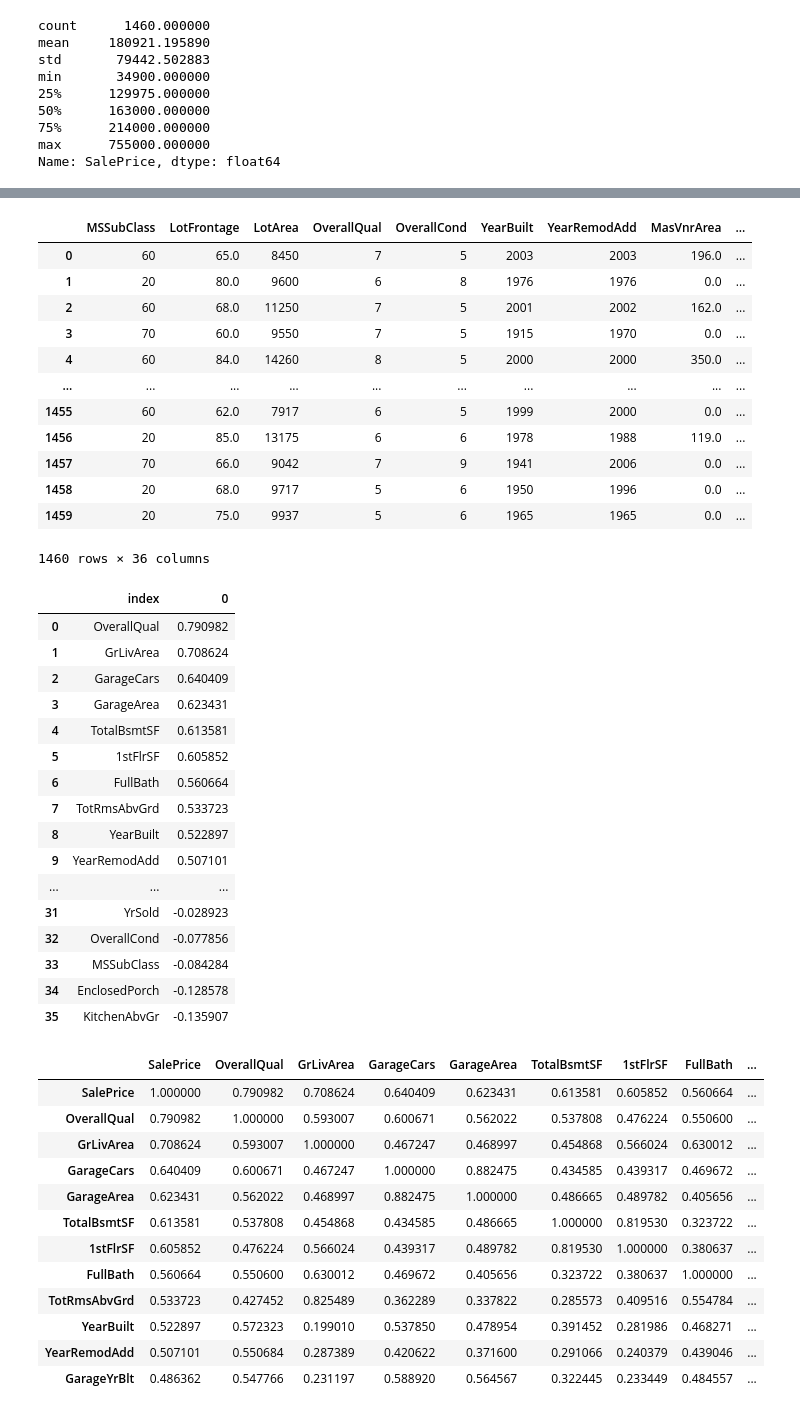
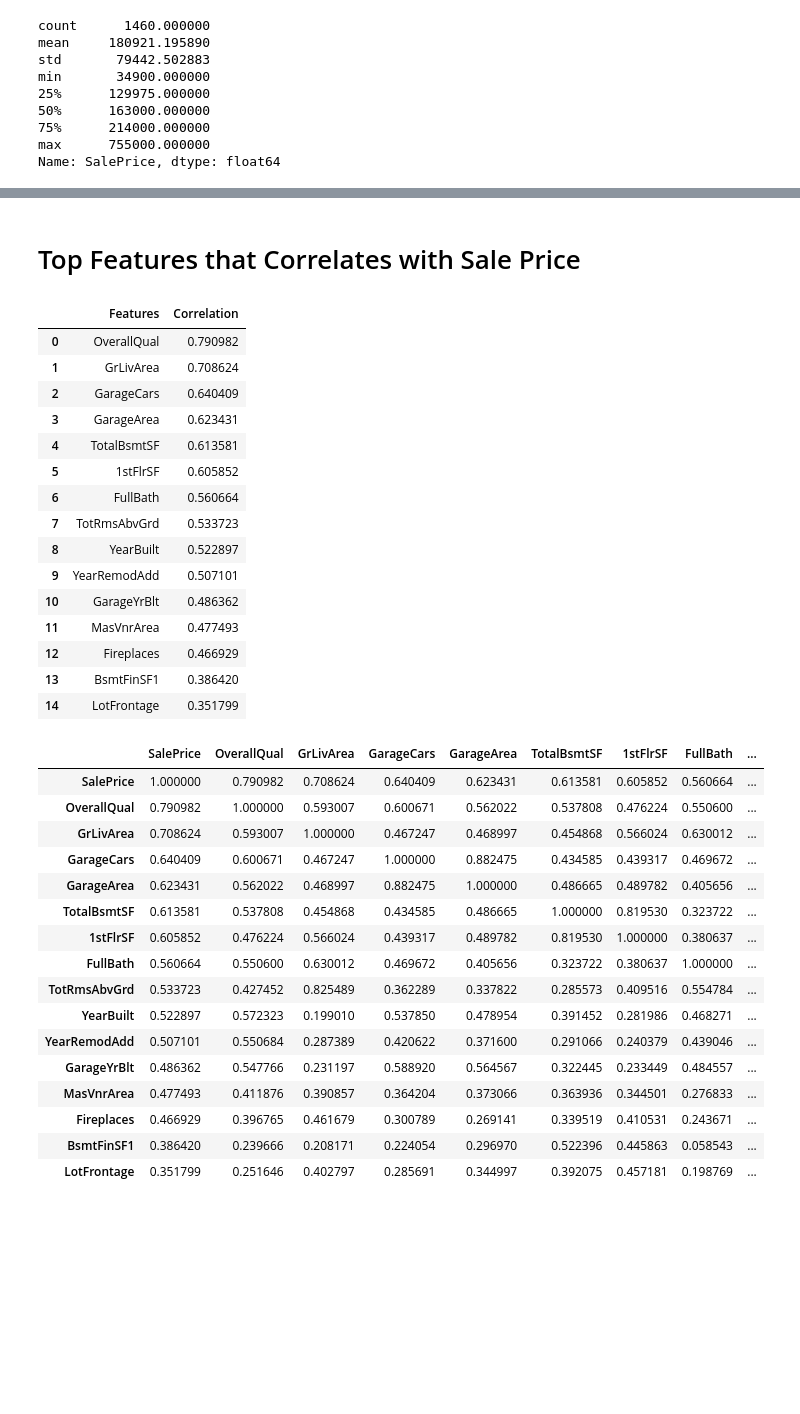
Before and after one commit to angelocandari/kag-house-price, a Jupyter notebook: kag-house-prices.ipynb, the cells around one changed output, grey strips where cells are left out. Drawn from its saved outputs; the diff is of its cells as text; code cells hidden in the pictures; blank space fills up the shorter version.

Commit message:
new: Overall Quality

```diff
--- a/kag-house-prices.ipynb
+++ b/kag-house-prices.ipynb
@@ -114,25 +97,12 @@ Name: SalePrice, Length: 1460, dtype: int64
-# %%
-train[numeric]
-# %% [output]
-|  | MSSubClass | LotFrontage | LotArea | OverallQual | OverallCond | YearBuilt | YearRemodAdd | MasVnrArea | ... |
-| 0 | 60 | 65.0 | 8450 | 7 | 5 | 2003 | 2003 | 196.0 | ... |
-| 1 | 20 | 80.0 | 9600 | 6 | 8 | 1976 | 1976 | 0.0 | ... |
-| 2 | 60 | 68.0 | 11250 | 7 | 5 | 2001 | 2002 | 162.0 | ... |
-| 3 | 70 | 60.0 | 9550 | 7 | 5 | 1915 | 1970 | 0.0 | ... |
-| 4 | 60 | 84.0 | 14260 | 8 | 5 | 2000 | 2000 | 350.0 | ... |
-| ... | ... | ... | ... | ... | ... | ... | ... | ... | ... |
-| 1455 | 60 | 62.0 | 7917 | 6 | 5 | 1999 | 2000 | 0.0 | ... |
-| 1456 | 20 | 85.0 | 13175 | 6 | 6 | 1978 | 1988 | 119.0 | ... |
-| 1457 | 70 | 66.0 | 9042 | 7 | 9 | 1941 | 2006 | 0.0 | ... |
-| 1458 | 20 | 68.0 | 9717 | 5 | 6 | 1950 | 1996 | 0.0 | ... |
-| 1459 | 20 | 75.0 | 9937 | 5 | 6 | 1965 | 1965 | 0.0 | ... |
-1460 rows × 36 columns
+# %% [markdown]
+# Top Features that Correlates with Sale Price
 # %%
 g = (train[numeric].corrwith(train['SalePrice']).sort_values(ascending=False)
-     .reset_index())
+     .reset_index()).head(15)
+g.columns = ['Features', 'Correlation']
 g.style.bar(vmax=1, vmin=0)
 # %% [output]
-|  | index | 0 |
+|  | Features | Correlation |
 | 0 | OverallQual | 0.790982 |
 | 1 | GrLivArea | 0.708624 |
 | 2 | GarageCars | 0.640409 |
@@ -143,9 +113,8 @@ g.style.bar(vmax=1, vmin=0)
 | 7 | TotRmsAbvGrd | 0.533723 |
 | 8 | YearBuilt | 0.522897 |
 | 9 | YearRemodAdd | 0.507101 |
-| ... | ... | ... |
-| 31 | YrSold | -0.028923 |
-| 32 | OverallCond | -0.077856 |
-| 33 | MSSubClass | -0.084284 |
-| 34 | EnclosedPorch | -0.128578 |
-| 35 | KitchenAbvGr | -0.135907 |
+| 10 | GarageYrBlt | 0.486362 |
+| 11 | MasVnrArea | 0.477493 |
+| 12 | Fireplaces | 0.466929 |
+| 13 | BsmtFinSF1 | 0.386420 |
+| 14 | LotFrontage | 0.351799 |
@@ -152,17 +132,21 @@ g.style.bar(vmax=1, vmin=0)
 # %%
-train[['SalePrice'] + list(g['index'])[:11]].corr().style.bar(vmin=.4)
+train[['SalePrice'] + list(g['index'])[:15]].corr().style.bar(vmin=0.4)
 # %% [output]
 |  | SalePrice | OverallQual | GrLivArea | GarageCars | GarageArea | TotalBsmtSF | 1stFlrSF | FullBath | ... |
 | SalePrice | 1.000000 | 0.790982 | 0.708624 | 0.640409 | 0.623431 | 0.613581 | 0.605852 | 0.560664 | ... |
 | OverallQual | 0.790982 | 1.000000 | 0.593007 | 0.600671 | 0.562022 | 0.537808 | 0.476224 | 0.550600 | ... |
 | GrLivArea | 0.708624 | 0.593007 | 1.000000 | 0.467247 | 0.468997 | 0.454868 | 0.566024 | 0.630012 | ... |
 | GarageCars | 0.640409 | 0.600671 | 0.467247 | 1.000000 | 0.882475 | 0.434585 | 0.439317 | 0.469672 | ... |
 | GarageArea | 0.623431 | 0.562022 | 0.468997 | 0.882475 | 1.000000 | 0.486665 | 0.489782 | 0.405656 | ... |
 | TotalBsmtSF | 0.613581 | 0.537808 | 0.454868 | 0.434585 | 0.486665 | 1.000000 | 0.819530 | 0.323722 | ... |
 | 1stFlrSF | 0.605852 | 0.476224 | 0.566024 | 0.439317 | 0.489782 | 0.819530 | 1.000000 | 0.380637 | ... |
 | FullBath | 0.560664 | 0.550600 | 0.630012 | 0.469672 | 0.405656 | 0.323722 | 0.380637 | 1.000000 | ... |
 | TotRmsAbvGrd | 0.533723 | 0.427452 | 0.825489 | 0.362289 | 0.337822 | 0.285573 | 0.409516 | 0.554784 | ... |
 | YearBuilt | 0.522897 | 0.572323 | 0.199010 | 0.537850 | 0.478954 | 0.391452 | 0.281986 | 0.468271 | ... |
 | YearRemodAdd | 0.507101 | 0.550684 | 0.287389 | 0.420622 | 0.371600 | 0.291066 | 0.240379 | 0.439046 | ... |
 | GarageYrBlt | 0.486362 | 0.547766 | 0.231197 | 0.588920 | 0.564567 | 0.322445 | 0.233449 | 0.484557 | ... |
+| MasVnrArea | 0.477493 | 0.411876 | 0.390857 | 0.364204 | 0.373066 | 0.363936 | 0.344501 | 0.276833 | ... |
+| Fireplaces | 0.466929 | 0.396765 | 0.461679 | 0.300789 | 0.269141 | 0.339519 | 0.410531 | 0.243671 | ... |
+| BsmtFinSF1 | 0.386420 | 0.239666 | 0.208171 | 0.224054 | 0.296970 | 0.522396 | 0.445863 | 0.058543 | ... |
+| LotFrontage | 0.351799 | 0.251646 | 0.402797 | 0.285691 | 0.344997 | 0.392075 | 0.457181 | 0.198769 | ... |
 # %%
```
Also changed, not shown: parts of 11 cells of this notebook.
